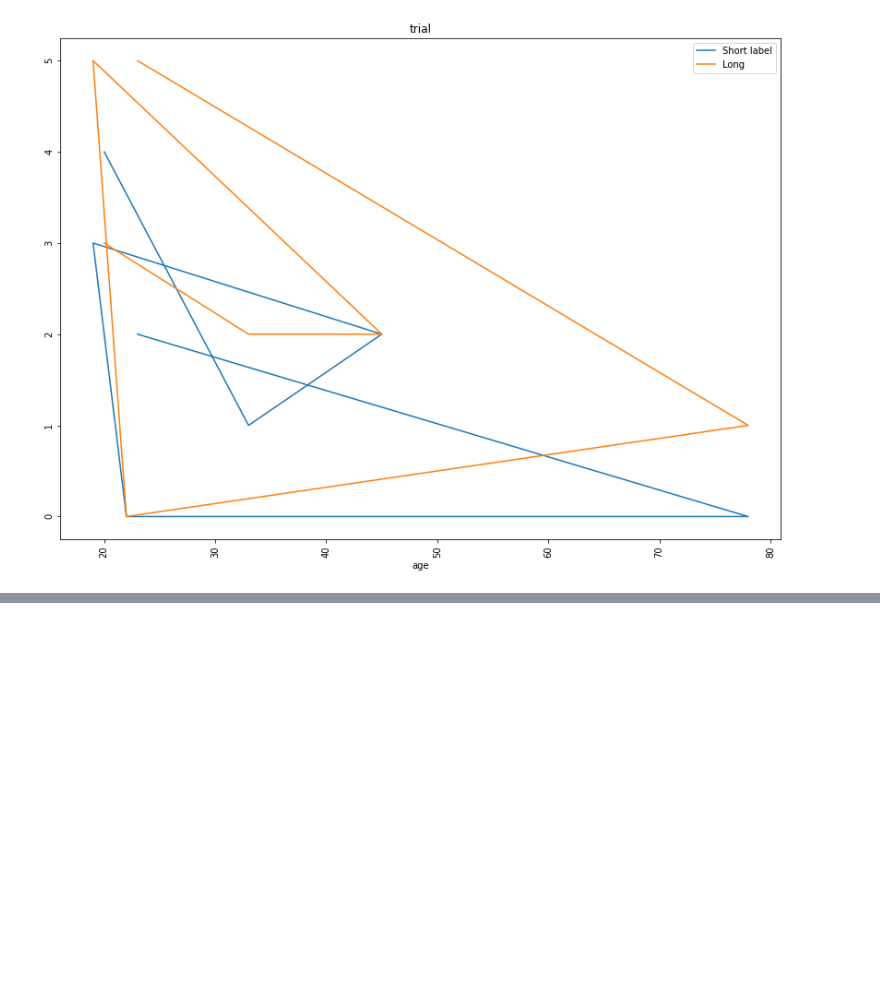
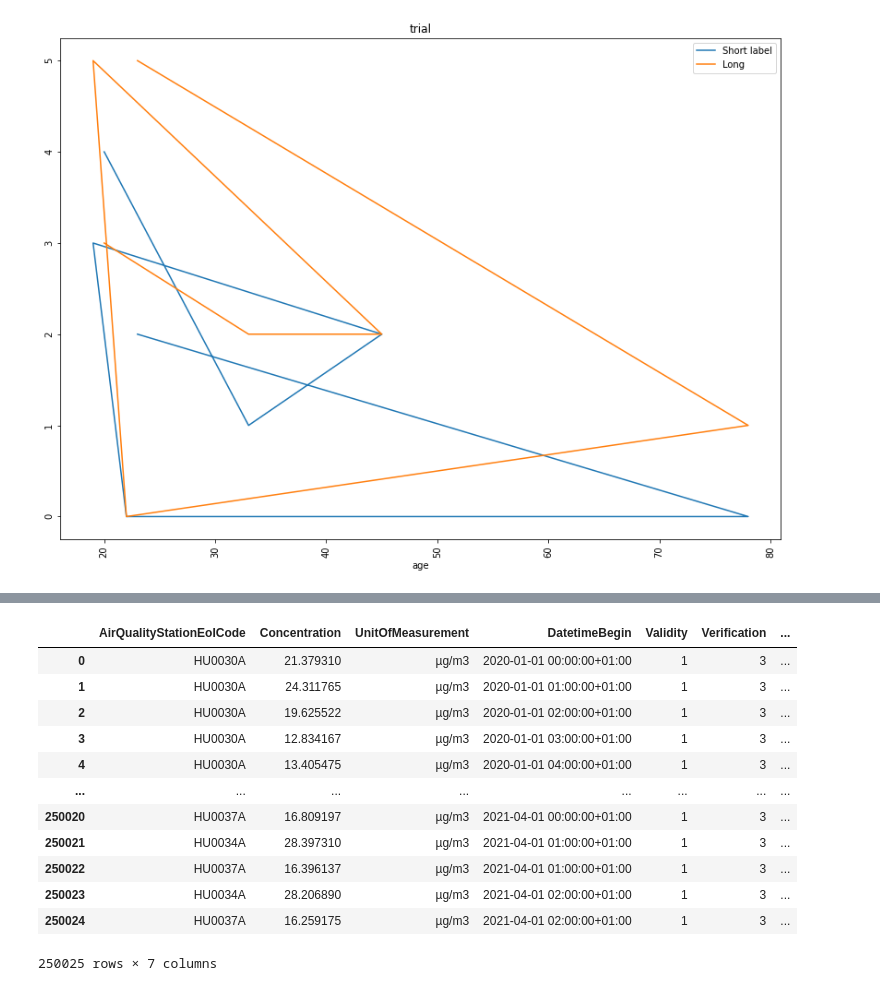
Before and after one commit to csipapicsa/Covid-spread-in-Hungary---Weather-Mobility-Air-Quality, a Jupyter notebook: notebooks/temp.ipynb, the cells around one changed output, grey strips where cells are left out. Saved outputs shown, nothing was run; the diff lists cells and outputs as text; code cells hidden in the pictures; blank space fills up the shorter version.

```diff
--- a/notebooks/temp.ipynb
+++ b/notebooks/temp.ipynb
@@ -75,0 +81,16 @@ display(o3)
+# %%
+display(pm10)
+# %% [output]
+|  | AirQualityStationEoICode | Concentration | UnitOfMeasurement | DatetimeBegin | Validity | Verification | ... |
+| 0 | HU0030A | 21.379310 | µg/m3 | 2020-01-01 00:00:00+01:00 | 1 | 3 | ... |
+| 1 | HU0030A | 24.311765 | µg/m3 | 2020-01-01 01:00:00+01:00 | 1 | 3 | ... |
+| 2 | HU0030A | 19.625522 | µg/m3 | 2020-01-01 02:00:00+01:00 | 1 | 3 | ... |
+| 3 | HU0030A | 12.834167 | µg/m3 | 2020-01-01 03:00:00+01:00 | 1 | 3 | ... |
+| 4 | HU0030A | 13.405475 | µg/m3 | 2020-01-01 04:00:00+01:00 | 1 | 3 | ... |
+| ... | ... | ... | ... | ... | ... | ... | ... |
+| 250020 | HU0037A | 16.809197 | µg/m3 | 2021-04-01 00:00:00+01:00 | 1 | 3 | ... |
+| 250021 | HU0034A | 28.397310 | µg/m3 | 2021-04-01 01:00:00+01:00 | 1 | 3 | ... |
+| 250022 | HU0037A | 16.396137 | µg/m3 | 2021-04-01 01:00:00+01:00 | 1 | 3 | ... |
+| 250023 | HU0034A | 28.206890 | µg/m3 | 2021-04-01 02:00:00+01:00 | 1 | 3 | ... |
+| 250024 | HU0037A | 16.259175 | µg/m3 | 2021-04-01 02:00:00+01:00 | 1 | 3 | ... |
+250025 rows × 7 columns
```
Also changed, not shown: parts of 3 cells of this notebook, 11 other files.
